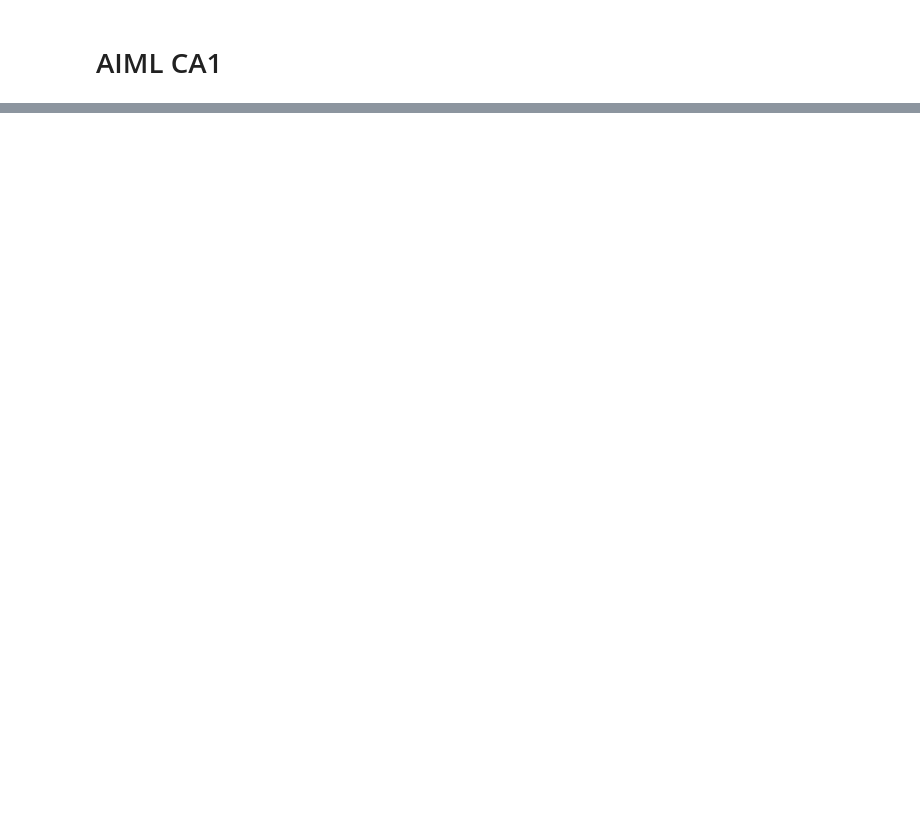
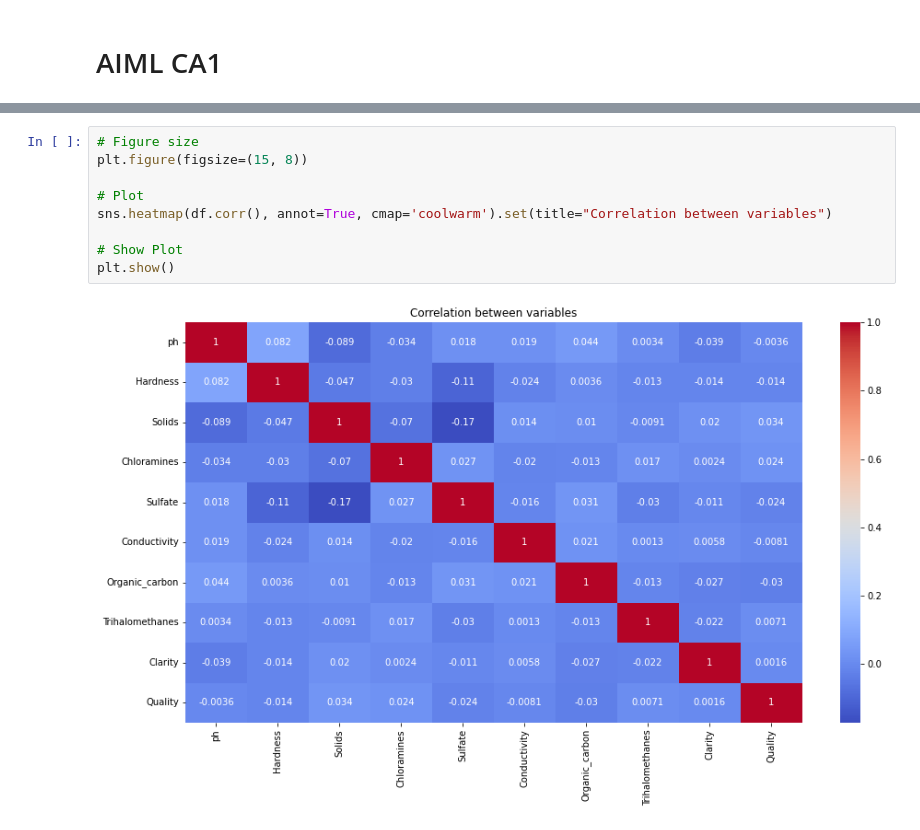
Before and after one commit to REHXZ/AIML-CA1, a Jupyter notebook: CA1.ipynb, the cells around one changed output, grey strips where cells are left out. Cells and saved outputs as stored; diff of their text form; blank space fills up the shorter version.

```diff
--- a/CA1.ipynb
+++ b/CA1.ipynb
@@ -70,0 +173,11 @@ df.head(10)
+# %%
+# Figure size
+plt.figure(figsize=(15, 8))
+
+# Plot
+sns.heatmap(df.corr(), annot=True, cmap='coolwarm').set(title="Correlation between variables")
+
+# Show Plot
+plt.show()
+# %% [output]
+[figure, added]
```
Also changed, not shown: parts of 44 cells of this notebook, 1 other file.
